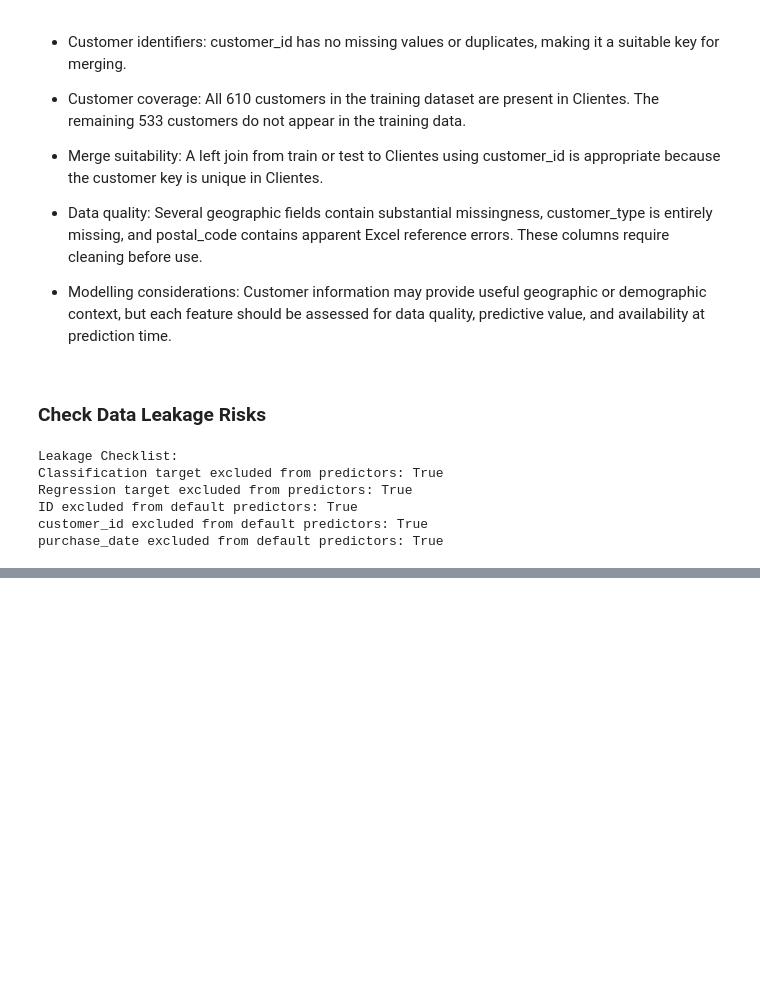
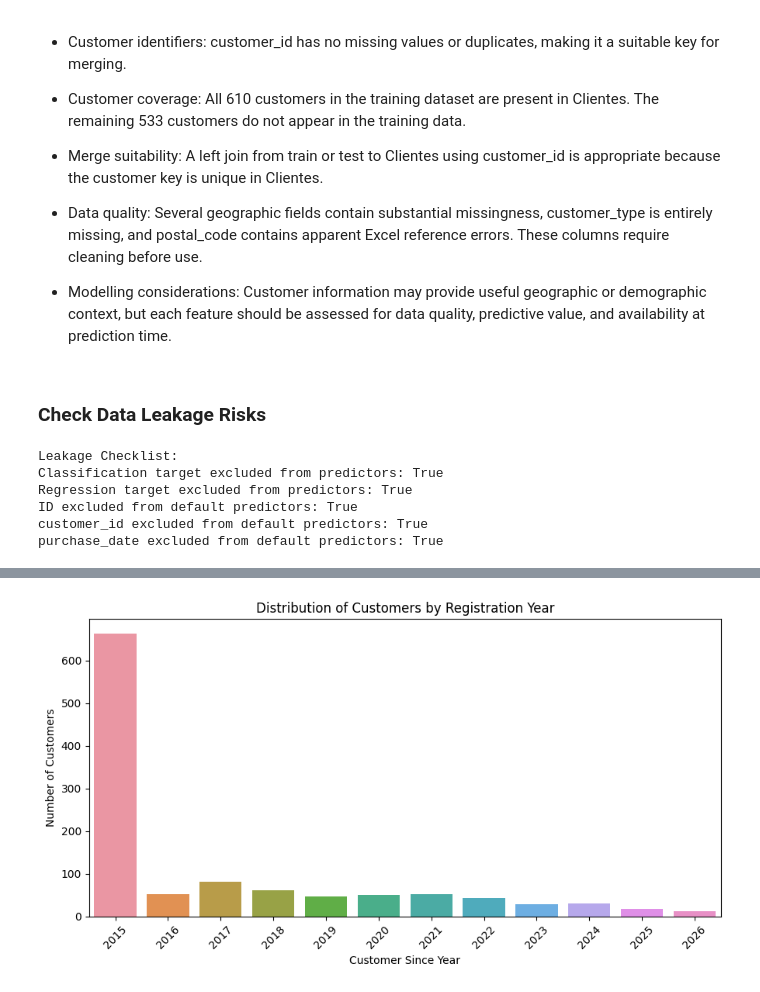
Before and after one commit to luisrafaelsoeiro/ETAI_Project, a Jupyter notebook: exploration.ipynb, the cells around one changed output, grey strips where cells are left out. Drawn from its saved outputs; the diff is of its cells as text; code cells hidden in the pictures; blank space fills up the shorter version.

```diff
--- a/exploration.ipynb
+++ b/exploration.ipynb
@@ -2353,0 +2399,17 @@ The **random_noise** column also contains negative values but will be ignored du
+# %%
+plt.figure(figsize=(9, 5))
+
+sns.countplot(
+    data=clientes,
+    x="customer_since_year",
+    order=sorted(clientes["customer_since_year"].unique())
+)
+
+plt.title("Distribution of Customers by Registration Year")
+plt.xlabel("Customer Since Year")
+plt.ylabel("Number of Customers")
+plt.xticks(rotation=45)
+plt.tight_layout()
+plt.show()
+# %% [output]
+[figure, added]
```
Also changed, not shown: parts of 27 cells of this notebook.
